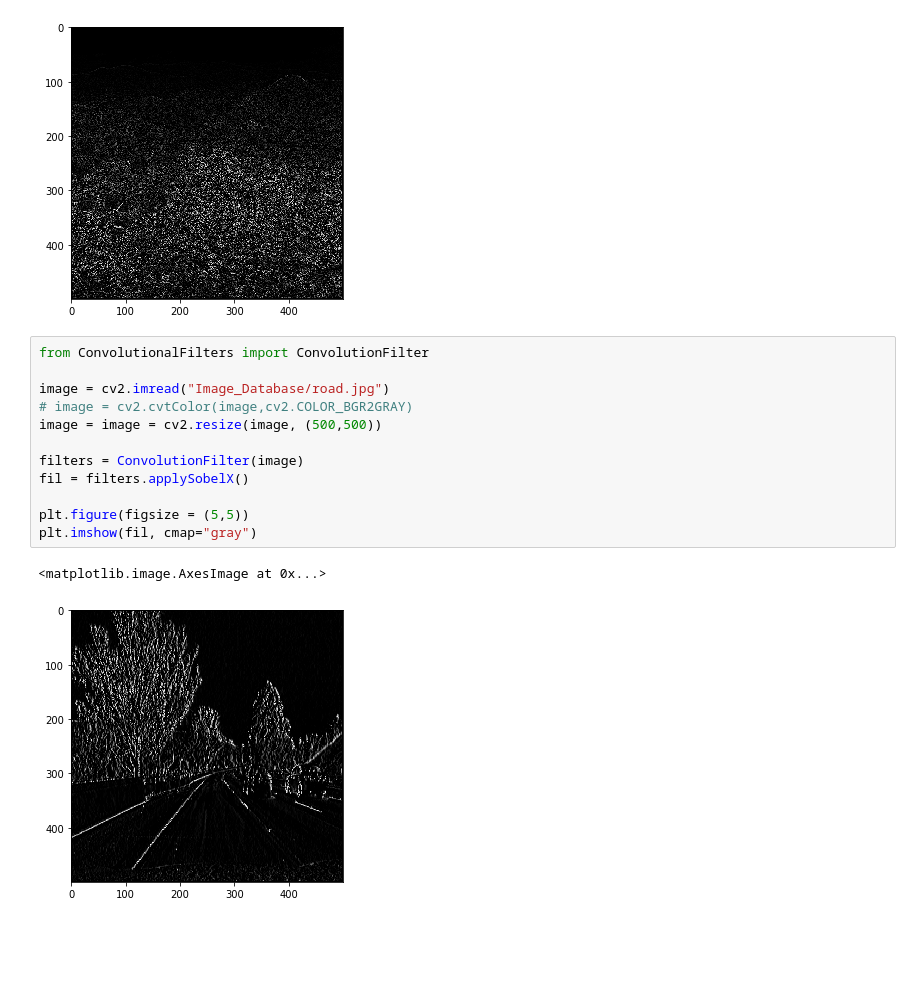
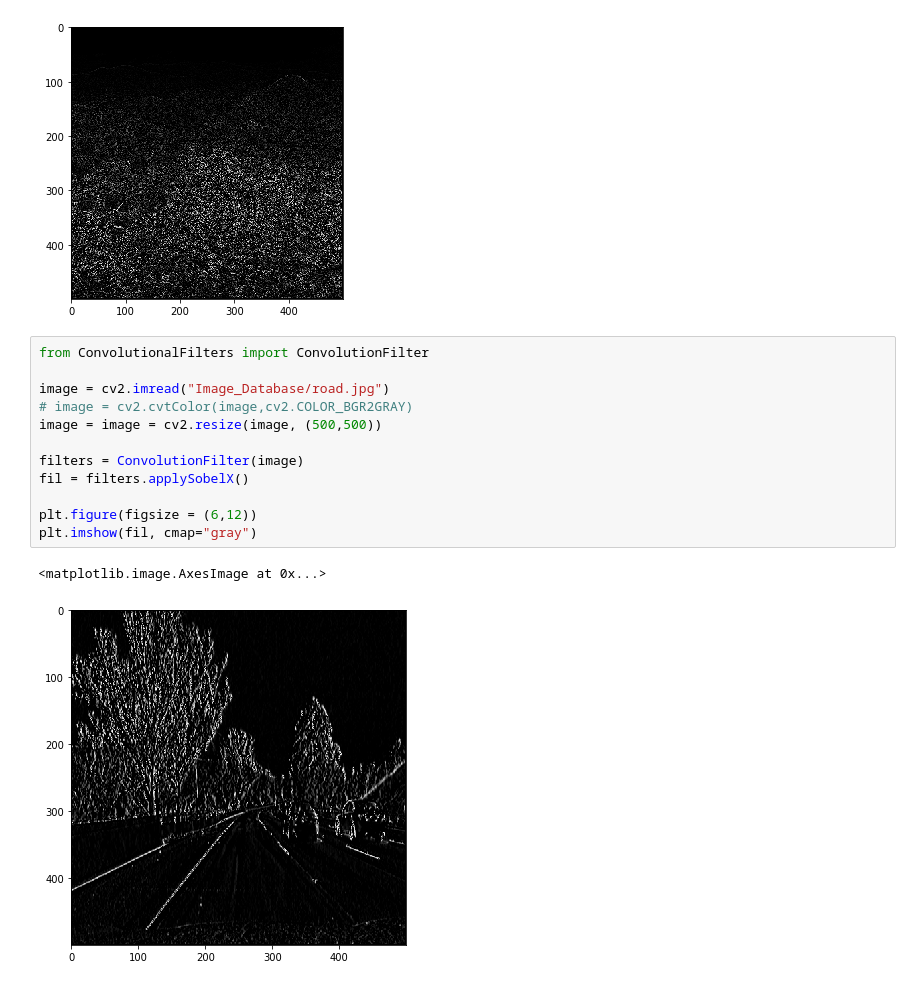
Before and after one commit to Defcon27/Image-Search-using-Parallel-Computing, a Jupyter notebook: Filters.ipynb, the cells around one changed output. Cells and saved outputs as stored; diff of their text form; blank space fills up the shorter version.

```diff
--- a/Filters.ipynb
+++ b/Filters.ipynb
@@ -120,15 +120,15 @@ Time : 1.8083124999999995
 # %%
 from ConvolutionalFilters import ConvolutionFilter
 
 image = cv2.imread("Image_Database/road.jpg")
 # image = cv2.cvtColor(image,cv2.COLOR_BGR2GRAY)
 image = image = cv2.resize(image, (500,500))
 
 filters = ConvolutionFilter(image)
 fil = filters.applySobelX()
 
-plt.figure(figsize = (5,5))
+plt.figure(figsize = (6,12))
 plt.imshow(fil, cmap="gray")
 # %% [output]
 <matplotlib.image.AxesImage at 0x...>
-[figure, old version]
+[figure, new version]
```
Also changed, not shown: 1 other file.
